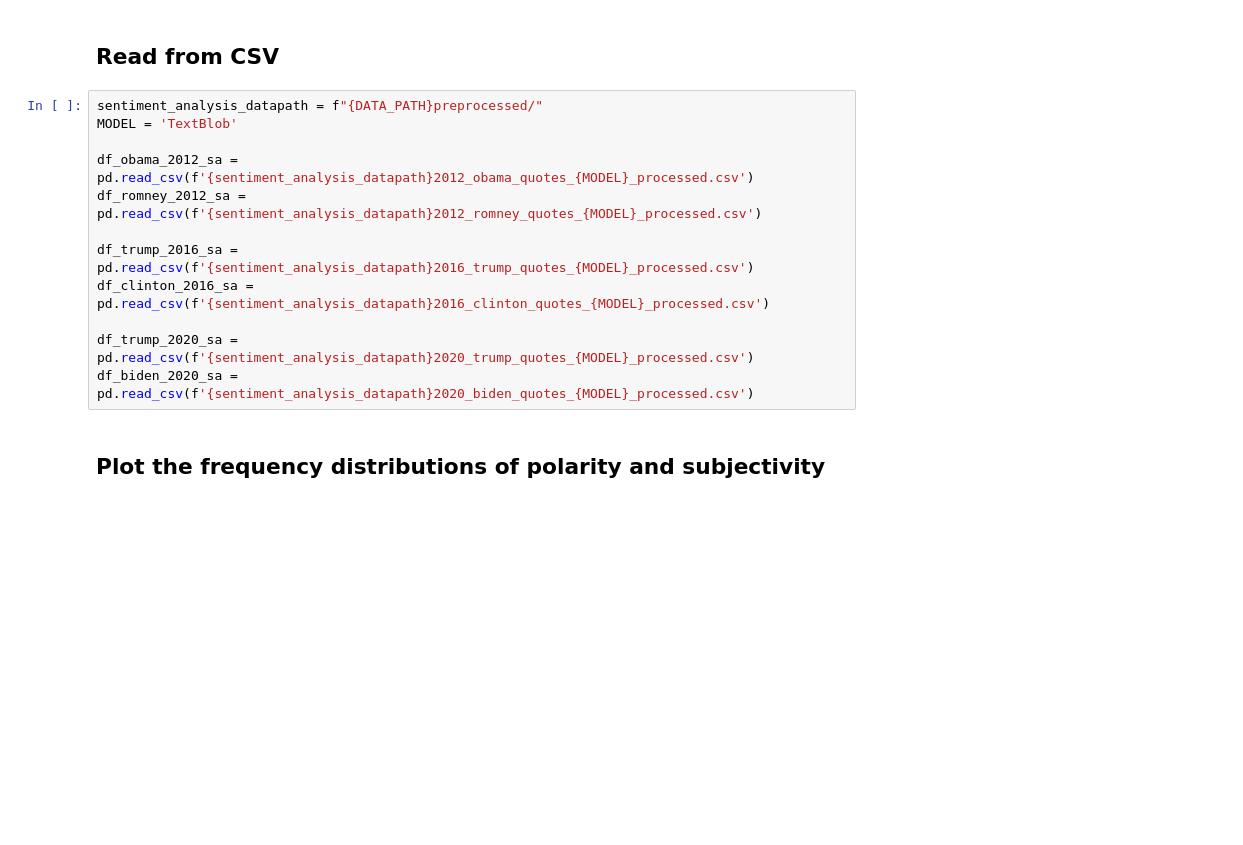
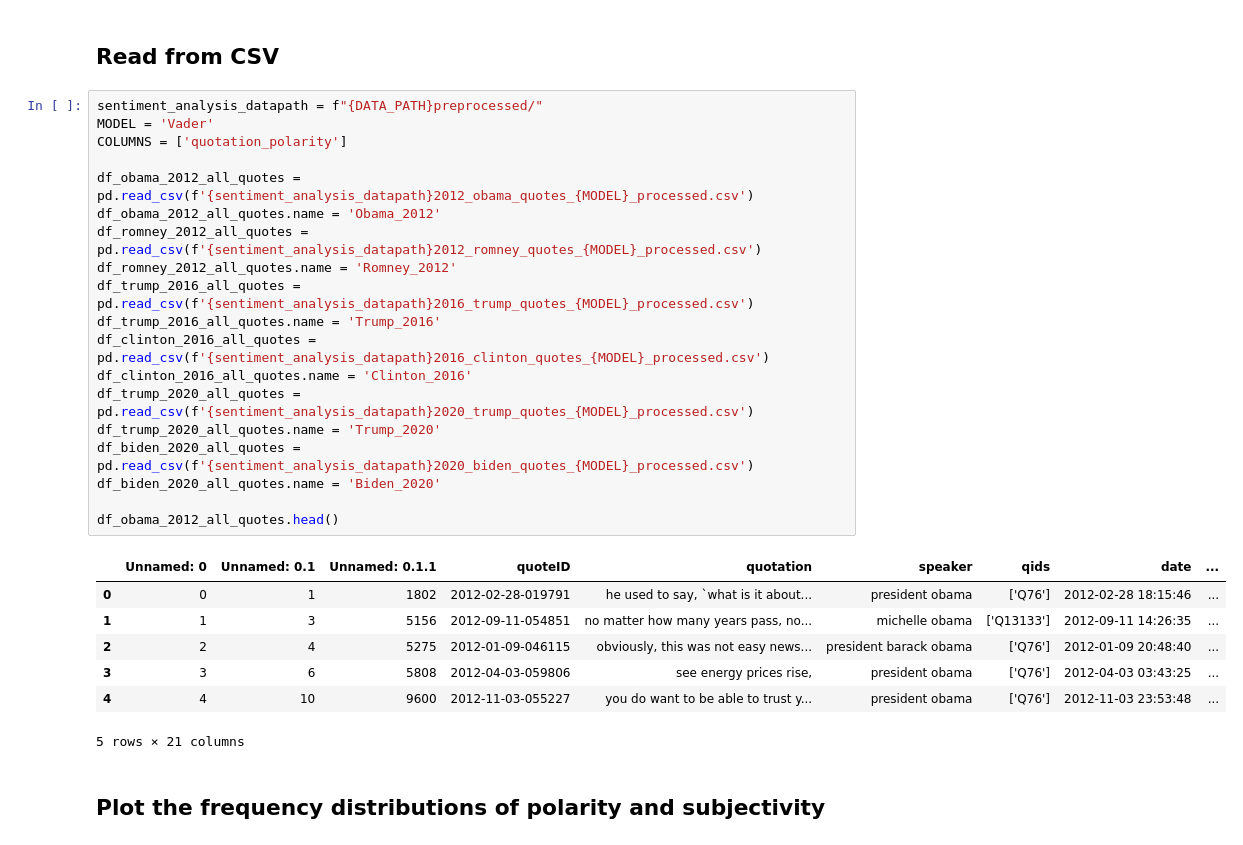
Before and after one commit to epfl-ada/ada-2021-project-sars, a Jupyter notebook: sentiment_analysis/exploratory_data_analysis.ipynb, the cells around one changed output. Drawn from its saved outputs; the diff is of its cells as text; blank space fills up the shorter version.

```diff
--- a/sentiment_analysis/exploratory_sentiment_analysis.ipynb
+++ b/sentiment_analysis/exploratory_data_analysis.ipynb
@@ -91,16 +14,31 @@ df_biden_2020_sa.to_csv(f'{sentiment_analysis_datapath}2020_biden_quotes_{MODEL}
 ## Read from CSV
 # %%
 sentiment_analysis_datapath = f"{DATA_PATH}preprocessed/"
-MODEL = 'TextBlob'
+MODEL = 'Vader'
+COLUMNS = ['quotation_polarity']
 
-df_obama_2012_sa = pd.read_csv(f'{sentiment_analysis_datapath}2012_obama_quotes_{MODEL}_processed.csv')
-df_romney_2012_sa = pd.read_csv(f'{sentiment_analysis_datapath}2012_romney_quotes_{MODEL}_processed.csv')
+df_obama_2012_all_quotes = pd.read_csv(f'{sentiment_analysis_datapath}2012_obama_quotes_{MODEL}_processed.csv')
+df_obama_2012_all_quotes.name = 'Obama_2012'
+df_romney_2012_all_quotes = pd.read_csv(f'{sentiment_analysis_datapath}2012_romney_quotes_{MODEL}_processed.csv')
+df_romney_2012_all_quotes.name = 'Romney_2012'
+df_trump_2016_all_quotes = pd.read_csv(f'{sentiment_analysis_datapath}2016_trump_quotes_{MODEL}_processed.csv')
+df_trump_2016_all_quotes.name = 'Trump_2016'
+df_clinton_2016_all_quotes = pd.read_csv(f'{sentiment_analysis_datapath}2016_clinton_quotes_{MODEL}_processed.csv')
+df_clinton_2016_all_quotes.name = 'Clinton_2016'
+df_trump_2020_all_quotes = pd.read_csv(f'{sentiment_analysis_datapath}2020_trump_quotes_{MODEL}_processed.csv')
+df_trump_2020_all_quotes.name = 'Trump_2020'
+df_biden_2020_all_quotes = pd.read_csv(f'{sentiment_analysis_datapath}2020_biden_quotes_{MODEL}_processed.csv')
+df_biden_2020_all_quotes.name = 'Biden_2020'
 
-df_trump_2016_sa = pd.read_csv(f'{sentiment_analysis_datapath}2016_trump_quotes_{MODEL}_processed.csv')
-df_clinton_2016_sa = pd.read_csv(f'{sentiment_analysis_datapath}2016_clinton_quotes_{MODEL}_processed.csv')
-
-df_trump_2020_sa = pd.read_csv(f'{sentiment_analysis_datapath}2020_trump_quotes_{MODEL}_processed.csv')
-df_biden_2020_sa = pd.read_csv(f'{sentiment_analysis_datapath}2020_biden_quotes_{MODEL}_processed.csv')
+df_obama_2012_all_quotes.head()
+# %% [output]
+|  | Unnamed: 0 | Unnamed: 0.1 | Unnamed: 0.1.1 | quoteID | quotation | speaker | qids | date | ... |
+| 0 | 0 | 1 | 1802 | 2012-02-28-019791 | he used to say, `what is it about... | president obama | ['Q76'] | 2012-02-28 18:15:46 | ... |
+| 1 | 1 | 3 | 5156 | 2012-09-11-054851 | no matter how many years pass, no... | michelle obama | ['Q13133'] | 2012-09-11 14:26:35 | ... |
+| 2 | 2 | 4 | 5275 | 2012-01-09-046115 | obviously, this was not easy news... | president barack obama | ['Q76'] | 2012-01-09 20:48:40 | ... |
+| 3 | 3 | 6 | 5808 | 2012-04-03-059806 | see energy prices rise, | president obama | ['Q76'] | 2012-04-03 03:43:25 | ... |
+| 4 | 4 | 10 | 9600 | 2012-11-03-055227 | you do want to be able to trust y... | president obama | ['Q76'] | 2012-11-03 23:53:48 | ... |
+5 rows × 21 columns
 # %% [markdown]
 ## Plot the frequency distributions of polarity and subjectivity
 # %% [markdown]
```
Also changed, not shown: parts of 23 cells of this notebook, 3 other files.
